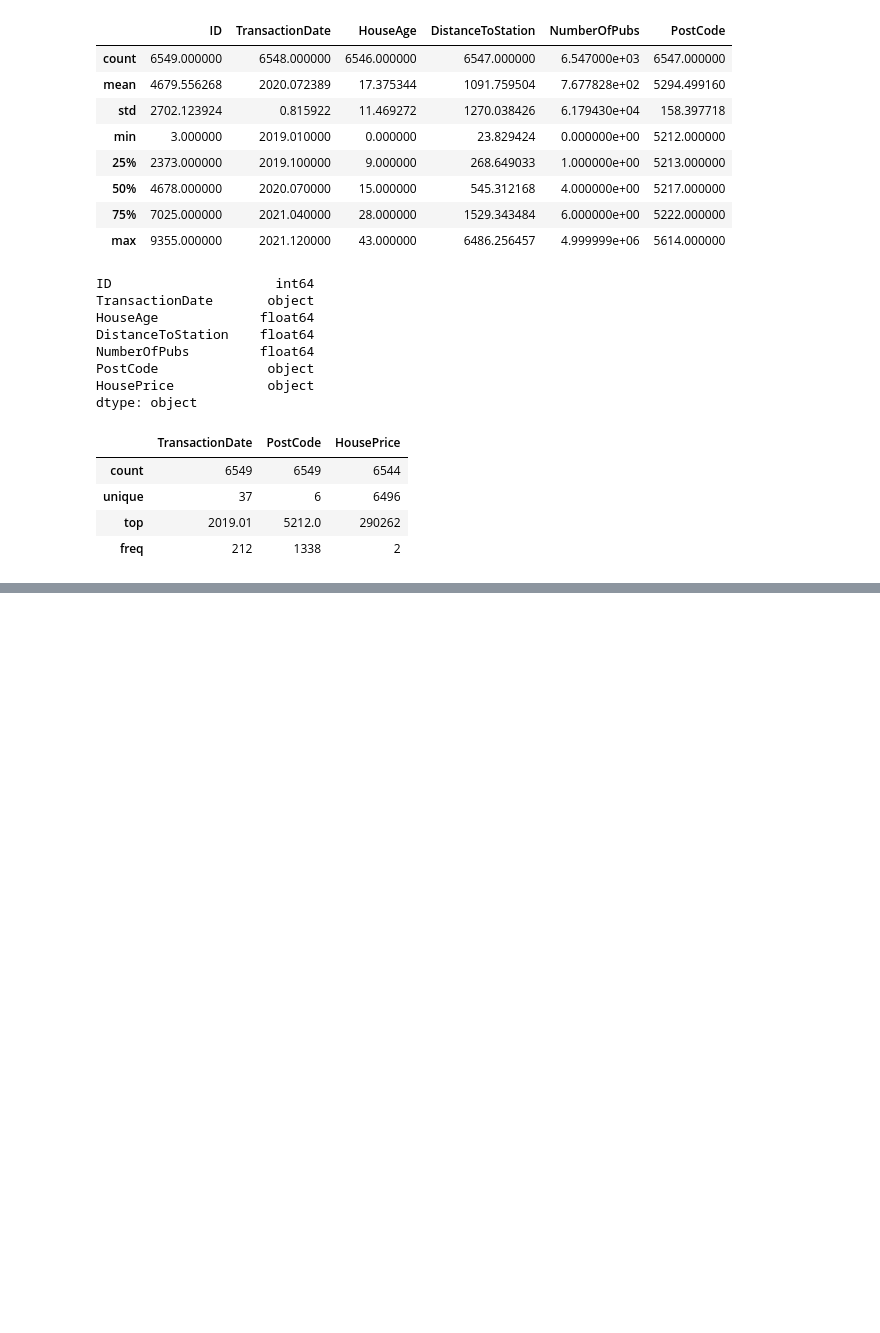
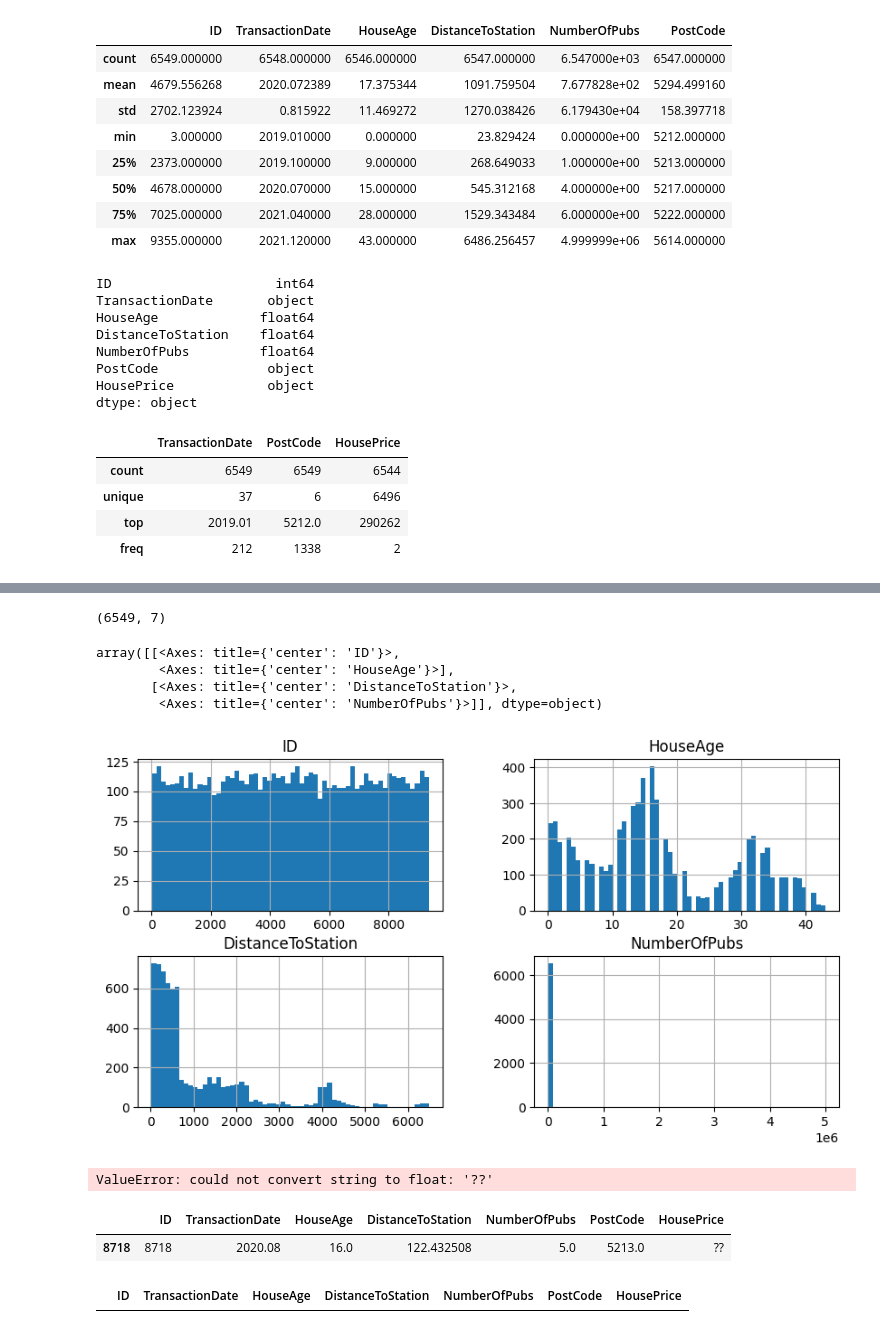
Before and after one commit to Kunal56377/Classes_program, a Jupyter notebook: Project/House Price prediction/regression.ipynb, the cells around one changed output, grey strips where cells are left out. Cells and saved outputs as stored; diff of their text form; code cells hidden in the pictures; blank space fills up the shorter version.

```diff
--- a/Project/House Price prediction/regression.ipynb
+++ b/Project/House Price prediction/regression.ipynb
@@ -117,0 +138,22 @@ train.describe(include='object')
+# %%
+train.shape
+# %% [output]
+(6549, 7)
+# %%
+#Plot distributions
+train.hist(figsize=(10,5),bins =60)
+# %% [output]
+array([[<Axes: title={'center': 'ID'}>,
+        <Axes: title={'center': 'HouseAge'}>],
+       [<Axes: title={'center': 'DistanceToStation'}>,
+        <Axes: title={'center': 'NumberOfPubs'}>]], dtype=object)
+[figure, added]
+# %%
+train['HousePrice'].astype(float)
+# %% [output]
+ValueError: could not convert string to float: '??'
+# %%
+train[train['HousePrice'] == "??"]
+# %% [output]
+|  | ID | TransactionDate | HouseAge | DistanceToStation | NumberOfPubs | PostCode | HousePrice |
+| 8718 | 8718 | 2020.08 | 16.0 | 122.432508 | 5.0 | 5213.0 | ?? |
@@ -117,0 +162,4 @@ train.describe(include='object')
+# %%
+train[train['HousePrice'] == "??"]
+# %% [output]
+|  | ID | TransactionDate | HouseAge | DistanceToStation | NumberOfPubs | PostCode | HousePrice |
```
Also changed, not shown: parts of 15 cells of this notebook.
